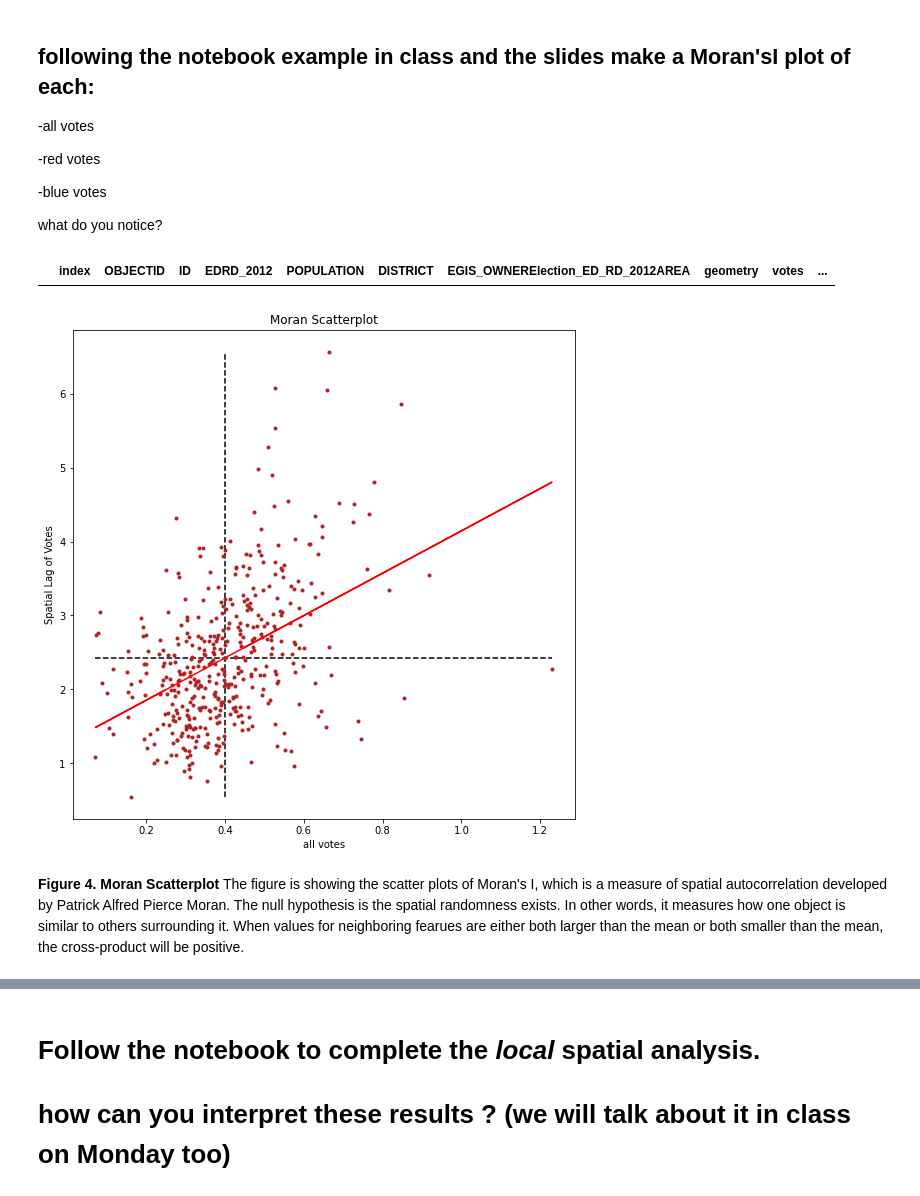
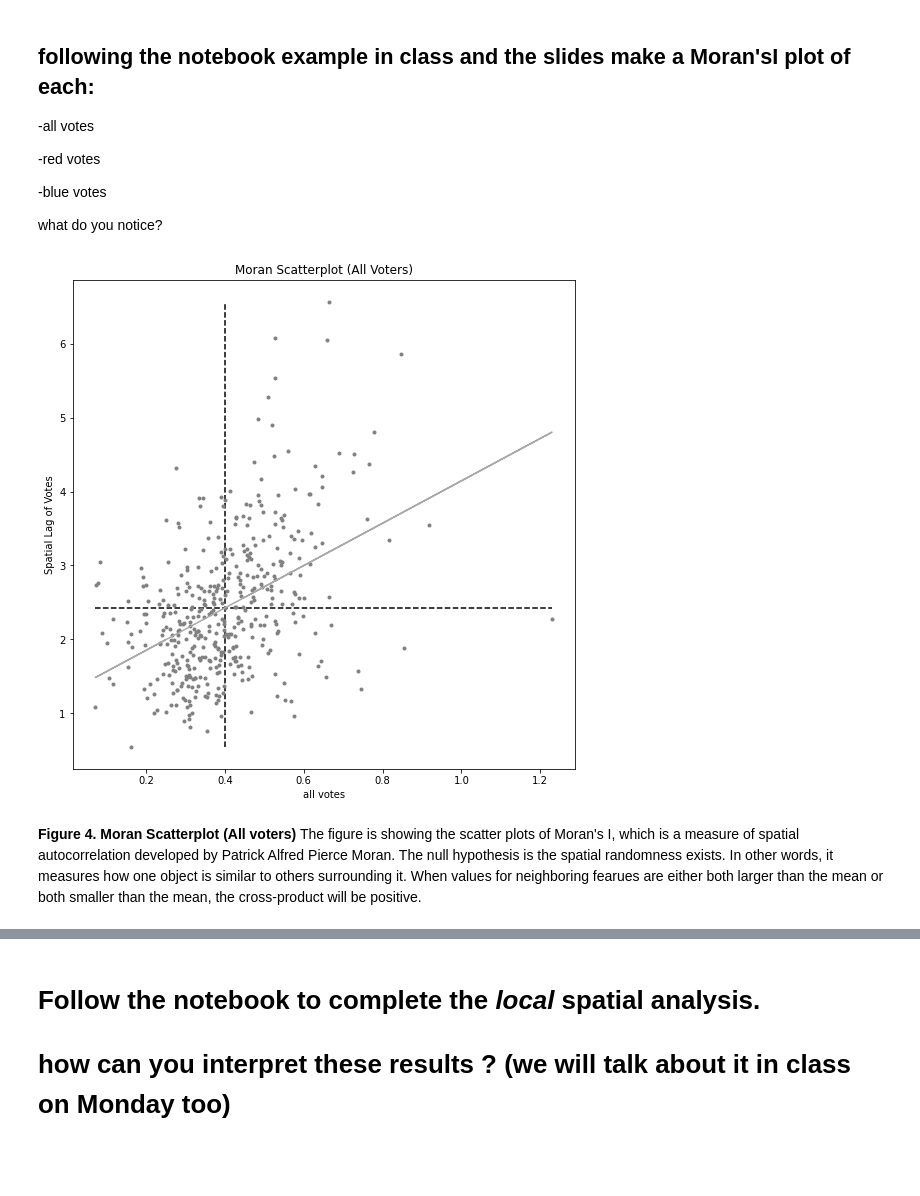
Before and after one commit to KLeeDE/PUS2020_KLee, a Jupyter notebook: HW6/DEelectoralHW6_Kyungmin.ipynb, the cells around one changed output, grey strips where cells are left out. Saved outputs shown, nothing was run; the diff lists cells and outputs as text; code cells hidden in the pictures; blank space fills up the shorter version.

```diff
--- a/HW6/DEelectoralHW6_Kyungmin.ipynb
+++ b/HW6/DEelectoralHW6_Kyungmin.ipynb
@@ -707,33 +767,30 @@ ball, aall
 what do you notice?
 # %%
 isna = de_elecmap.voterturnout.isna()
-de_elecmap[isna]
 # There are no nans in dataframe
-# %% [output]
-|  | index | OBJECTID | ID | EDRD_2012 | POPULATION | DISTRICT | EGIS_OWNERElection_ED_RD_2012AREA | geometry | votes | ... |
 # %%
 # i will give you the all voters example, work on the blue and red on your own
 f, ax = plt.subplots(1, figsize=(9, 9))
 
 plt.plot(de_elecmap.voterturnout.values, voterturnoutlag,
-         '.', color='firebrick')
+         '.', color='grey')
 
  # dashed vert at mean of the last year's PCI
 plt.vlines(de_elecmap.voterturnout.values.mean(),
            voterturnoutlag.min(),
            voterturnoutlag.max(), linestyle='--')
  # dashed horizontal at mean of lagged PCI
 plt.hlines(voterturnoutlag.mean(),
            de_elecmap.voterturnout.values.min(),
            de_elecmap.voterturnout.values.max(), linestyle='--')
 
 # red line of best fit using global I as slope
 plt.plot(de_elecmap.voterturnout.values,
-         aall + ball * de_elecmap.voterturnout.values, 'r')
-plt.title('Moran Scatterplot')
+         aall + ball * de_elecmap.voterturnout.values, 'darkgrey')
+plt.title('Moran Scatterplot (All Voters)')
 plt.ylabel('Spatial Lag of Votes')
 plt.xlabel('all votes');
 # %% [output]
-[figure, old version]
+[figure, new version]
 # %% [markdown]
-**Figure 4. Moran Scatterplot** The figure is showing the scatter plots of Moran's I, which is a measure of spatial autocorrelation developed by Patrick Alfred Pierce Moran. The null hypothesis is the spatial randomness exists. In other words, it measures how one object is similar to others surrounding it. When values for neighboring fearues are either both larger than the mean or both smaller than the mean, the cross-product will be positive.
+**Figure 4. Moran Scatterplot (All voters)** The figure is showing the scatter plots of Moran's I, which is a measure of spatial autocorrelation developed by Patrick Alfred Pierce Moran. The null hypothesis is the spatial randomness exists. In other words, it measures how one object is similar to others surrounding it. When values for neighboring fearues are either both larger than the mean or both smaller than the mean, the cross-product will be positive.
```
Also changed, not shown: parts of 18 cells of this notebook.
